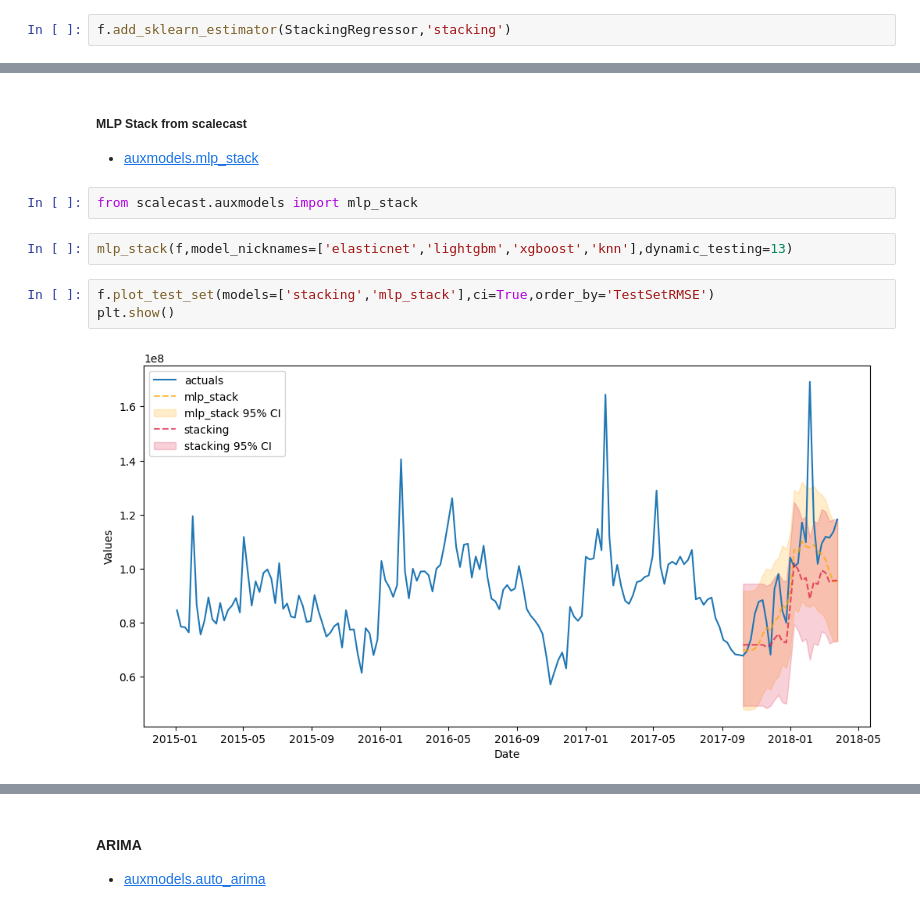
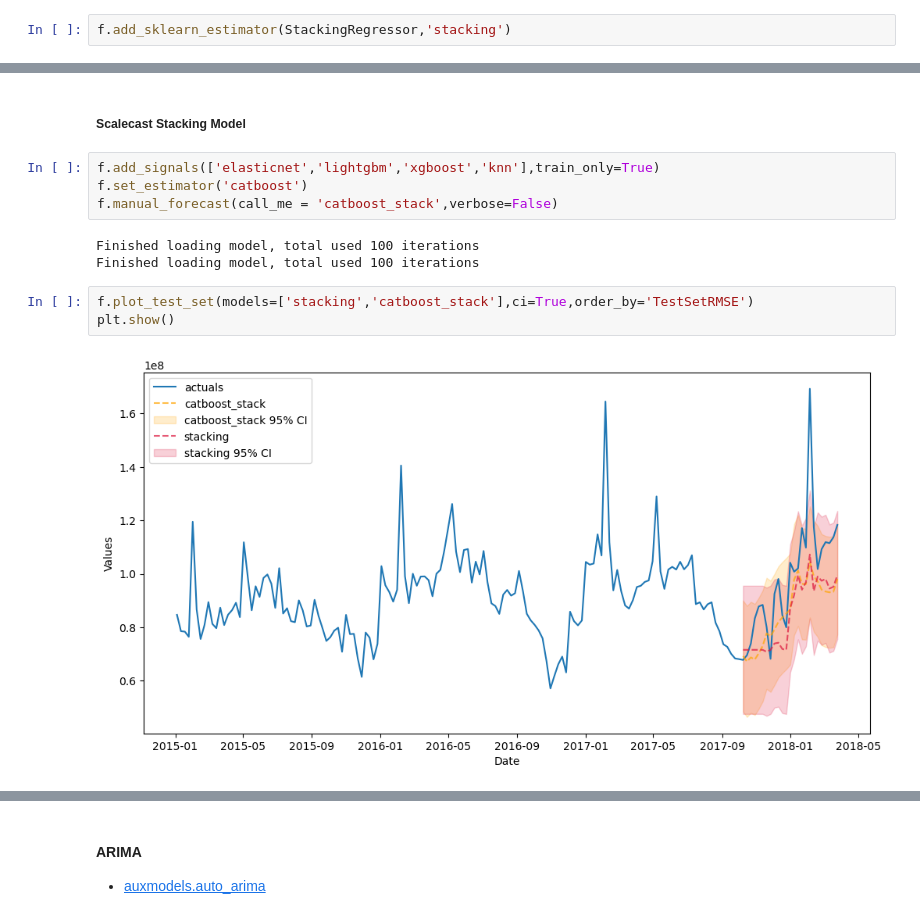
Before and after one commit to mikekeith52/scalecast-examples, a Jupyter notebook: misc/introduction/Introduction2.ipynb, the cells around one changed output, grey strips where cells are left out. Saved outputs shown, nothing was run; the diff lists cells and outputs as text.

```diff
--- a/misc/introduction/Introduction2.ipynb
+++ b/misc/introduction/Introduction2.ipynb
@@ -233,13 +239,15 @@ f.manual_forecast(
 # %% [markdown]
-##### MLP Stack from scalecast
-- [auxmodels.mlp_stack](https://scalecast.readthedocs.io/en/latest/Forecaster/Auxmodels.html#module-src.scalecast.auxmodels.mlp_stack)
+##### Scalecast Stacking Model
-# %%
-from scalecast.auxmodels import mlp_stack
-# %%
-mlp_stack(f,model_nicknames=['elasticnet','lightgbm','xgboost','knn'],dynamic_testing=13)
+# %%
+f.add_signals(['elasticnet','lightgbm','xgboost','knn'],train_only=True)
+f.set_estimator('catboost')
+f.manual_forecast(call_me = 'catboost_stack',verbose=False)
+# %% [output]
+Finished loading model, total used 100 iterations
+Finished loading model, total used 100 iterations
 # %%
-f.plot_test_set(models=['stacking','mlp_stack'],ci=True,order_by='TestSetRMSE')
+f.plot_test_set(models=['stacking','catboost_stack'],ci=True,order_by='TestSetRMSE')
 plt.show()
 # %% [output]
-[figure, old version]
+[figure, new version]
 # %%
```
Also changed, not shown: parts of 53 cells of this notebook, 28 other files.
